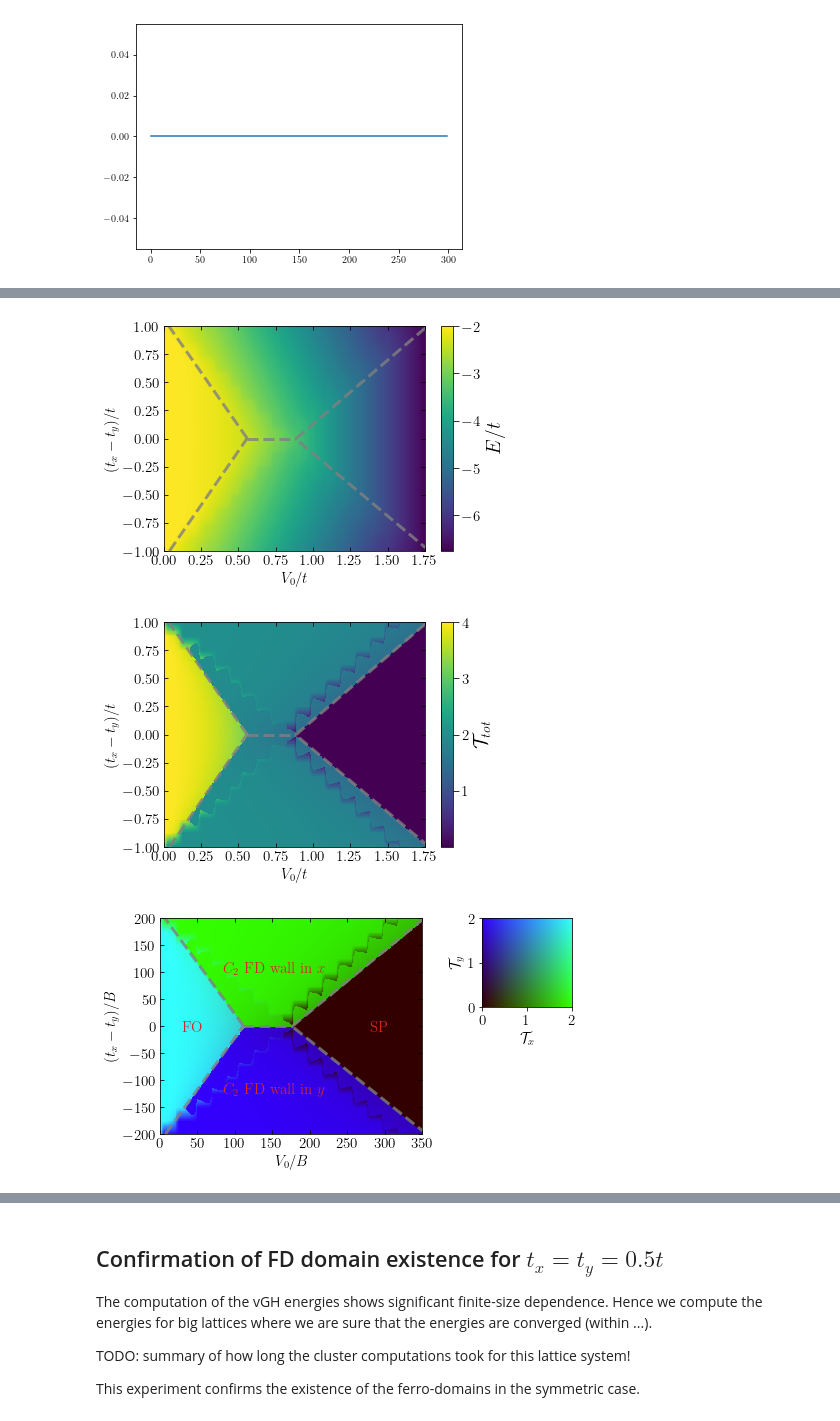
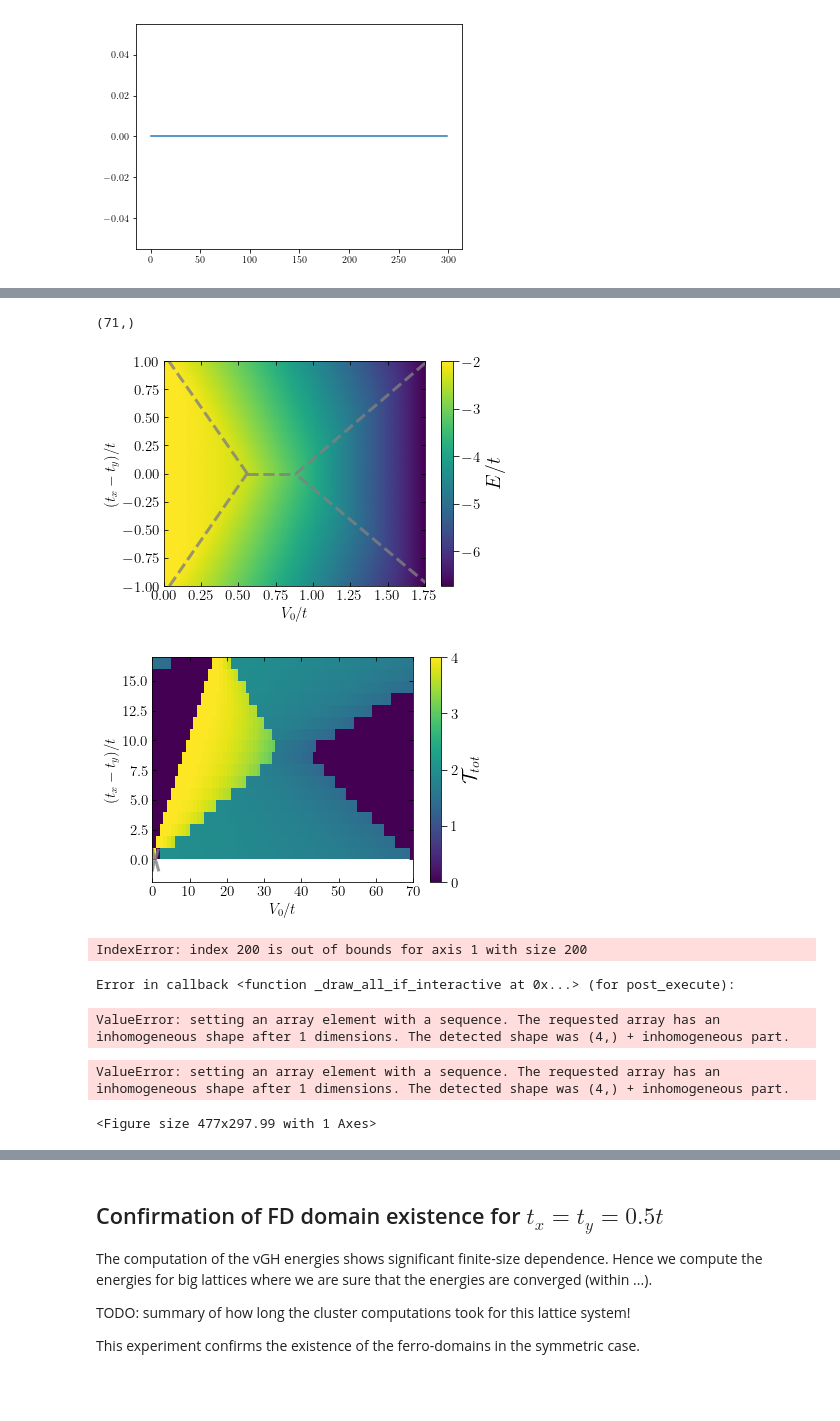
Before and after one commit to Progklui/rotor_lattice_models, a Jupyter notebook: phase_diag.ipynb, the cells around one changed output, grey strips where cells are left out. Drawn from its saved outputs; the diff is of its cells as text; code cells hidden in the pictures; blank space fills up the shorter version.

```diff
--- a/phase_diag.ipynb
+++ b/phase_diag.ipynb
@@ -354,0 +357,14 @@ def interpolate_data(x, y, data):
+# %%
+from matplotlib.collections import LineCollection
+x    = np.linspace(0,1, 100)
+y    = np.linspace(0,1, 100)
+cols = np.linspace(0,1,len(x))
+points = np.array([x, y]).T.reshape(-1, 1, 2)
+print(points.shape)
+segments = np.concatenate([points[:-1], points[1:]], axis=1)
+fig, ax = plt.subplots()
+lc = LineCollection(segments, cmap='viridis')
+lc.set_array(cols)
+lc.set_linewidth(2)
+line = ax.add_collection(lc)
+fig.colorbar(line,ax=ax)
@@ -540,8 +539,14 @@ plt.show()
+# %%
+E_gs.shape
+X.shape
+V_0_arr.shape
+# %% [output]
+(71,)
 # %%
 t = 200
-X, Y = np.meshgrid(V_0_arr[0].real, diff_tx_ty.real)
+X, Y = np.meshgrid(V_0_arr.real, diff_tx_ty.real)
 
-X_intp1, Y_intp1, E_gs_interp = interpolate_data(diff_tx_ty, V_0_arr[0].real, E_gs.real)
+#X_intp1, Y_intp1, E_gs_interp = interpolate_data(diff_tx_ty, V_0_arr[0].real, E_gs.real)
 
 A = 6
 plt.rc('figure', figsize=[46.82 * .5**(.5 * A), 33.11 * .5**(.5 * A)])
@@ -553,7 +558,7 @@ fig, ax = plt.subplots(figsize=[46.82 * .5**(.5 * A), 33.11 * .5**(.5 * A)]) #,
 #ax.set_aspect("equal")
 
 #pc = plt.pcolormesh(X,Y,E_gs.real, linewidth=0.)
-pc = ax.pcolormesh(Y_intp/t, X_intp/t, E_gs_int.T/t, antialiased=False)
+pc = ax.pcolormesh(X/t, Y/t, E_gs.real/t, antialiased=False, shading='gouraud')
 cbar = fig.colorbar(pc)
 cbar.ax.tick_params(length=6, labelsize=font_size)
 cbar.set_label(label=r'$E/t$', size=20)
@@ -569,7 +574,7 @@ plt.plot(x5/t,y5/t, linestyle='dashed', color='grey', linewidth=3, alpha=0.8)
 #plt.xticks(np.arange(len(V_0_arr[0]))[0::10]+0.5, V_0_arr[0][0::10].real)
 #plt.yticks(np.arange(len(diff_tx_ty))+0.5, diff_tx_ty)
 
-plt.xlim(0,V_0_arr[0][-1].real/t)
+plt.xlim(0,V_0_arr[-1].real/t)
 plt.ylim(-1,1)
 
 plt.xlabel(r'$V_0/t$', fontsize=font_size)
@@ -590,39 +595,41 @@ plt.show()
 #X_intp, Y_intp, order_p_interp = interpolate_data(diff_tx_ty, V_0_arr[0], order_p.real)
 
 fig = plt.figure()
-pc = plt.pcolormesh(Y_intp/t, X_intp/t,np.abs(Tx_gs_int+Ty_gs_int).T)
+#pc = plt.pcolormesh(Y_intp/t, X_intp/t, np.abs(Tx_gs_int+Ty_gs_int)) #, shading='gouraud')
+pc = plt.pcolormesh(np.abs(Tx_order+Ty_order), shading='nearest')
+
 #pc = plt.contourf(Y_intp, X_intp, order_p_interp.T)
 cbar = fig.colorbar(pc)
 cbar.ax.tick_params(length=6, labelsize=font_size)
 cbar.set_label(label=r'$\mathcal{T}_{tot}$', size=20)
 
 plt.plot(x1/t,y1/t, linestyle='dashed', color='grey', linewidth=3, alpha=0.8)
 plt.plot(x2/t,y2/t, linestyle='dashed', color='grey', linewidth=3, alpha=0.8)
 plt.plot(x3/t,y3/t, linestyle='dashed', color='grey', linewidth=3, alpha=0.8)
 plt.plot(x4/t,y4/t, linestyle='dashed', color='grey', linewidth=3, alpha=0.8)
 plt.plot(x5/t,y5/t, linestyle='dashed', color='grey', linewidth=3, alpha=0.8)
 
 #plt.xticks(np.arange(len(V_0_arr[0]))[0::10]+0.5, V_0_arr[0][0::10].real)
 #plt.yticks(np.arange(len(diff_tx_ty))+0.5, diff_tx_ty)
 
-plt.xlim(0,V_0_arr[0][-1].real/t)
-plt.ylim(-1,1)
+#plt.xlim(0,V_0_arr[0].real/t)
+#plt.ylim(-1,1)
 
 plt.xlabel(r'$V_0/t$', fontsize=font_size)
 plt.ylabel(r'$(t_x-t_y)/t$', fontsize=font_size)
 
 plt.xticks(fontsize=font_size)
 plt.yticks(fontsize=font_size)
 
 plt.tick_params(axis='x', direction='in', length=4, top=True)
 plt.tick_params(axis='y', direction='in', length=4, right=True)
 
 plt.tick_params(which='minor', axis='y', direction='in', right=True)
 
 plt.show()
 # %% [output]
 [figure]
-[figure, old version]
+[figure, new version]
 # %%
 A = 6
 plt.rc('figure', figsize=[46.82 * .5**(.5 * A), 33.11 * .5**(.5 * A)])
@@ -634,7 +641,7 @@ fig, ax = plt.subplots(figsize=[53 * .5**(.5 * A), 33.11 * .5**(.5 * A)])
 #ax.set_aspect("equal")
 
 x = np.linspace(diff_tx_ty[0].real, diff_tx_ty[-1].real, 300) #diff_tx_ty.real
-y = np.linspace(V_0_arr[0][0].real, V_0_arr[0][-1].real, 300) #V_0_arr[0].real
+y = np.linspace(V_0_arr[0].real, V_0_arr[-1].real, 300) #V_0_arr[0].real
 p1 = Tx_gs_int.T #Tx_order.real
 p2 = Ty_gs_int.T #Ty_order.real
 
@@ -713,7 +720,11 @@ cax.set_ylabel(r'$\mathcal{T}_y$', fontsize=font_size)
 plt.savefig('results/phase_diagram/order_parameters_B_1.0.svg')
 plt.show()
 # %% [output]
-[figure, removed]
+IndexError: index 200 is out of bounds for axis 1 with size 200
+Error in callback <function _draw_all_if_interactive at 0x...> (for post_execute):
+ValueError: setting an array element with a sequence. The requested array has an inhomogeneous shape after 1 dimensions. The detected shape was (4,) + inhomogeneous part.
+ValueError: setting an array element with a sequence. The requested array has an inhomogeneous shape after 1 dimensions. The detected shape was (4,) + inhomogeneous part.
+<Figure size 477x297.99 with 1 Axes>
 # %%
 import svgutils.transform as sg
 
```
Also changed, not shown: parts of 15 cells of this notebook, 1 other file.
